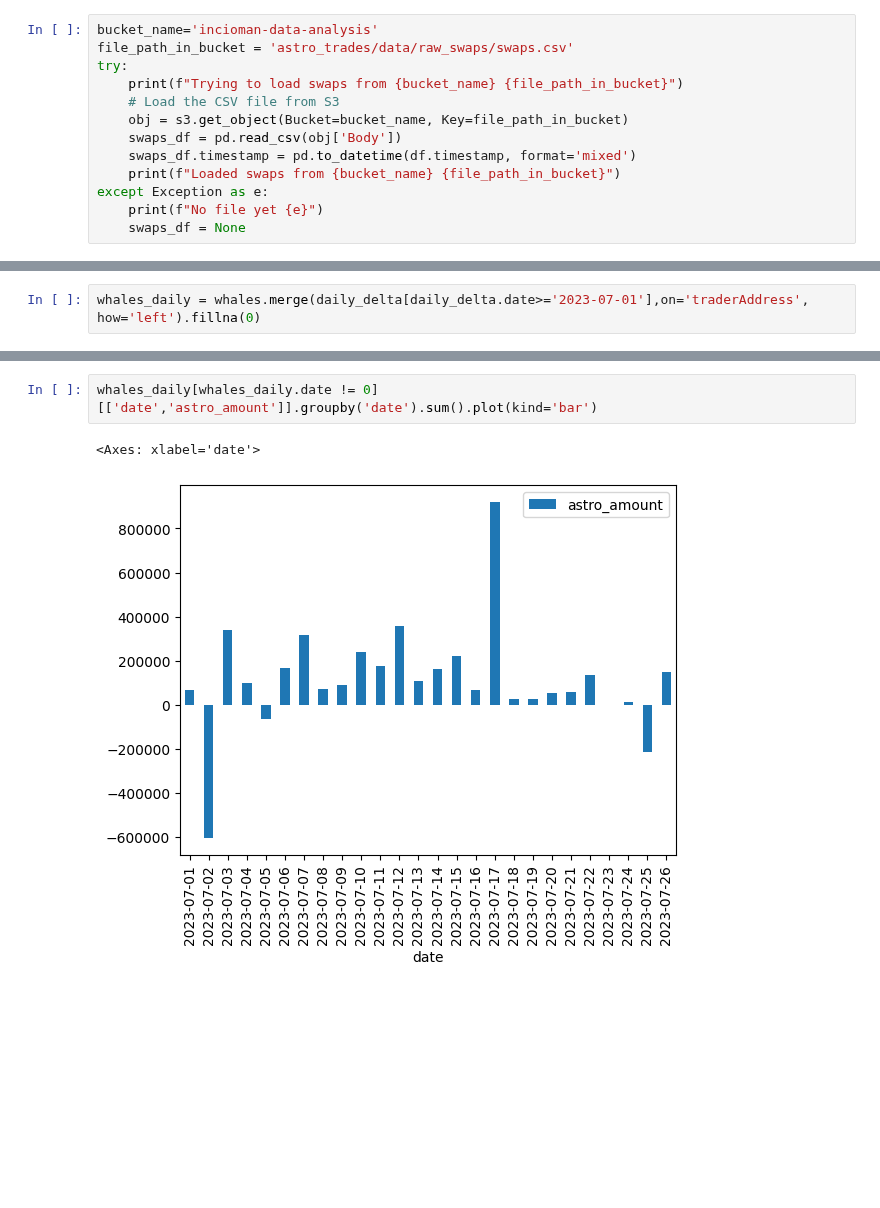
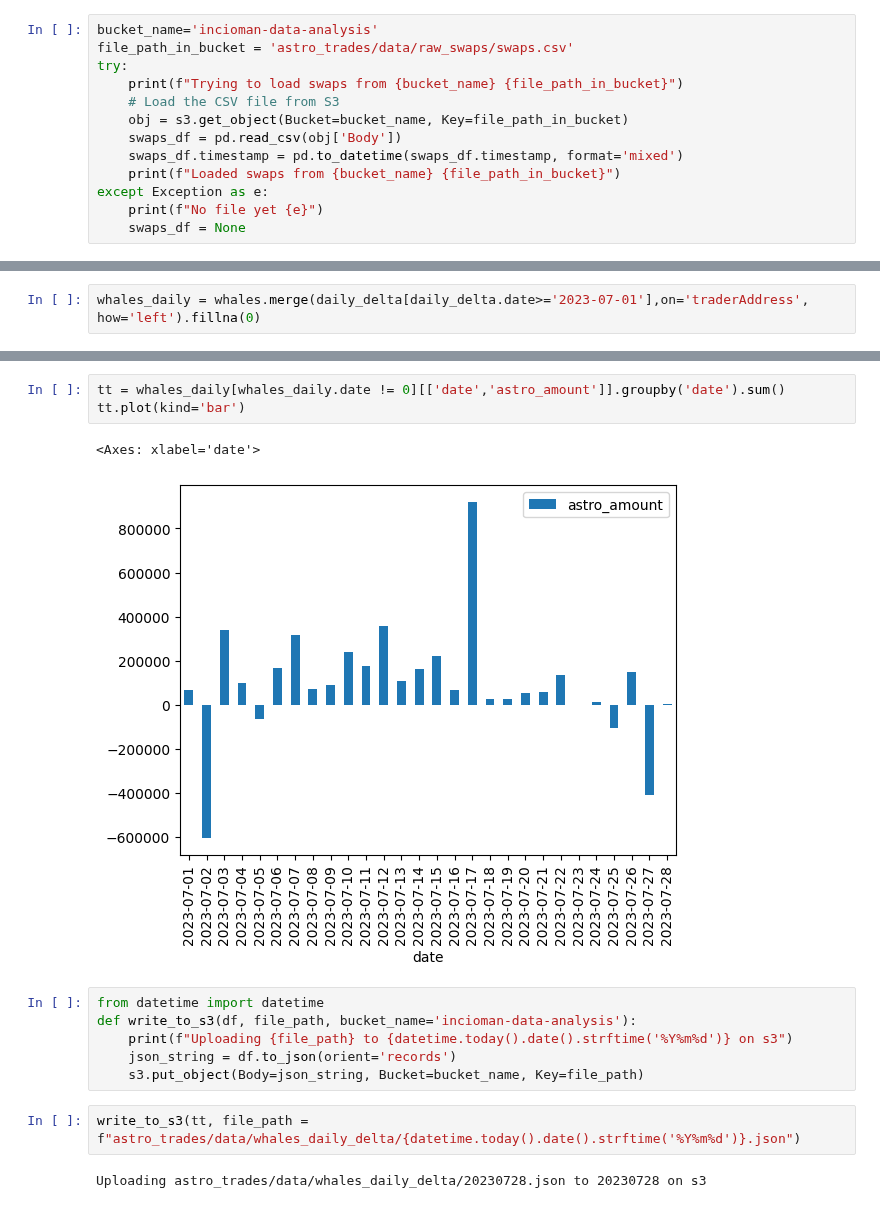
Before and after one commit to IncioMan/cosmos-activities-dashboard, a Jupyter notebook: python/notebooks/astro_analysis.ipynb, the cells around one changed output, grey strips where cells are left out. Drawn from its saved outputs; the diff is of its cells as text; blank space fills up the shorter version.

Commit message:
whales daily

```diff
--- a/python/notebooks/astro_analysis.ipynb
+++ b/python/notebooks/astro_analysis.ipynb
@@ -21,7 +21,7 @@ try:
     # Load the CSV file from S3
     obj = s3.get_object(Bucket=bucket_name, Key=file_path_in_bucket)
     swaps_df = pd.read_csv(obj['Body'])
-    swaps_df.timestamp = pd.to_datetime(df.timestamp, format='mixed')
+    swaps_df.timestamp = pd.to_datetime(swaps_df.timestamp, format='mixed')
     print(f"Loaded swaps from {bucket_name} {file_path_in_bucket}")
 except Exception as e:
     print(f"No file yet {e}")
@@ -330,6 +331,17 @@ whales_daily[whales_daily.address=='terra1ld4yf48eqex65vdrt3kta23cvrx865zyfkgkka
 # %%
-whales_daily[whales_daily.date != 0][['date','astro_amount']].groupby('date').sum().plot(kind='bar')
+tt = whales_daily[whales_daily.date != 0][['date','astro_amount']].groupby('date').sum()
+tt.plot(kind='bar')
 # %% [output]
 <Axes: xlabel='date'>
-[figure, old version]
+[figure, new version]
+# %%
+from datetime import datetime
+def write_to_s3(df, file_path, bucket_name='incioman-data-analysis'):
+    print(f"Uploading {file_path} to {datetime.today().date().strftime('%Y%m%d')} on s3")
+    json_string = df.to_json(orient='records')
+    s3.put_object(Body=json_string, Bucket=bucket_name, Key=file_path)
+# %%
+write_to_s3(tt, file_path = f"astro_trades/data/whales_daily_delta/{datetime.today().date().strftime('%Y%m%d')}.json")
+# %% [output]
+Uploading astro_trades/data/whales_daily_delta/20230728.json to 20230728 on s3
 # %%
```
Also changed, not shown: parts of 15 cells of this notebook, 6 other files.
